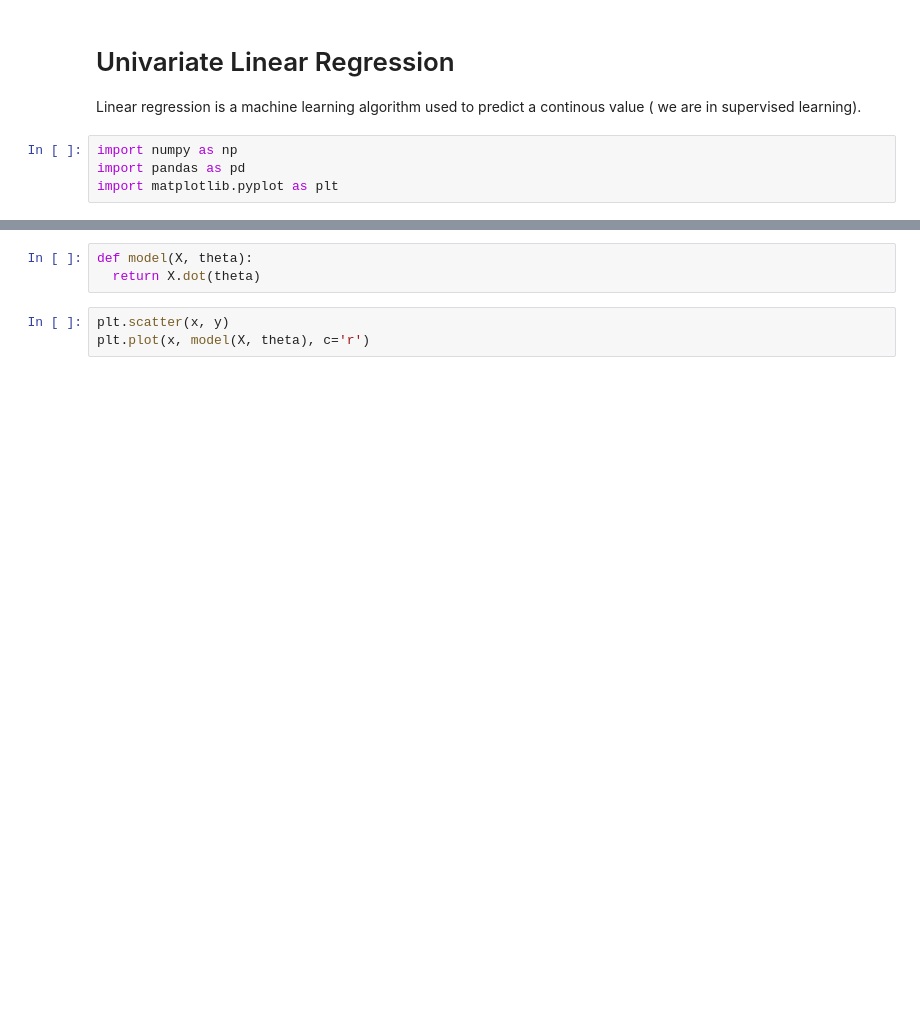
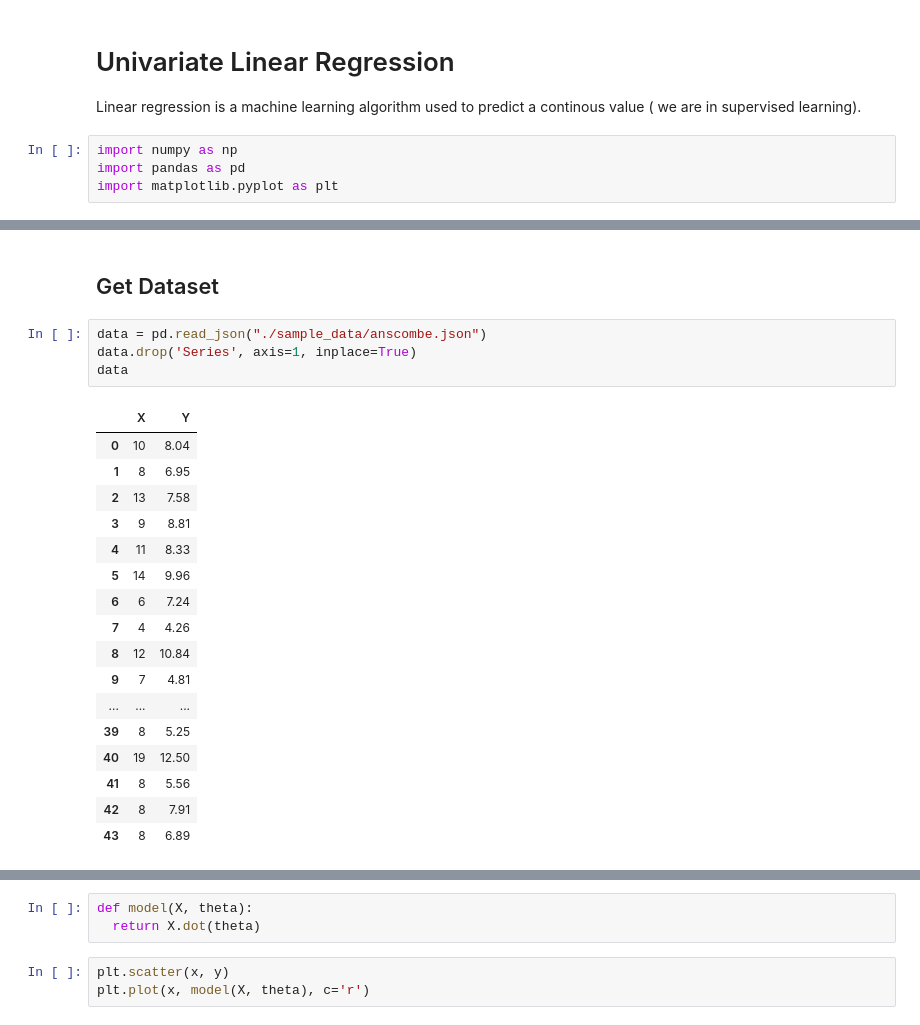
Before and after one commit to dynamo63/machine-learning-from-scratch, a Jupyter notebook: univariate_linear_regression.ipynb, the cells around one changed output, grey strips where cells are left out. Cells and saved outputs as stored; diff of their text form; blank space fills up the shorter version.

```diff
--- a/univariate_linear_regression.ipynb
+++ b/univariate_linear_regression.ipynb
@@ -39 +11,25 @@ data
+# %% [markdown]
+## Get Dataset
+# %%
+data = pd.read_json("./sample_data/anscombe.json")
+data.drop('Series', axis=1, inplace=True)
+data
+# %% [output]
+|  | X | Y |
+| 0 | 10 | 8.04 |
+| 1 | 8 | 6.95 |
+| 2 | 13 | 7.58 |
+| 3 | 9 | 8.81 |
+| 4 | 11 | 8.33 |
+| 5 | 14 | 9.96 |
+| 6 | 6 | 7.24 |
+| 7 | 4 | 4.26 |
+| 8 | 12 | 10.84 |
+| 9 | 7 | 4.81 |
+| ... | ... | ... |
+| 39 | 8 | 5.25 |
+| 40 | 19 | 12.50 |
+| 41 | 8 | 5.56 |
+| 42 | 8 | 7.91 |
+| 43 | 8 | 6.89 |
 # %%
```
Also changed, not shown: parts of 21 cells of this notebook.
